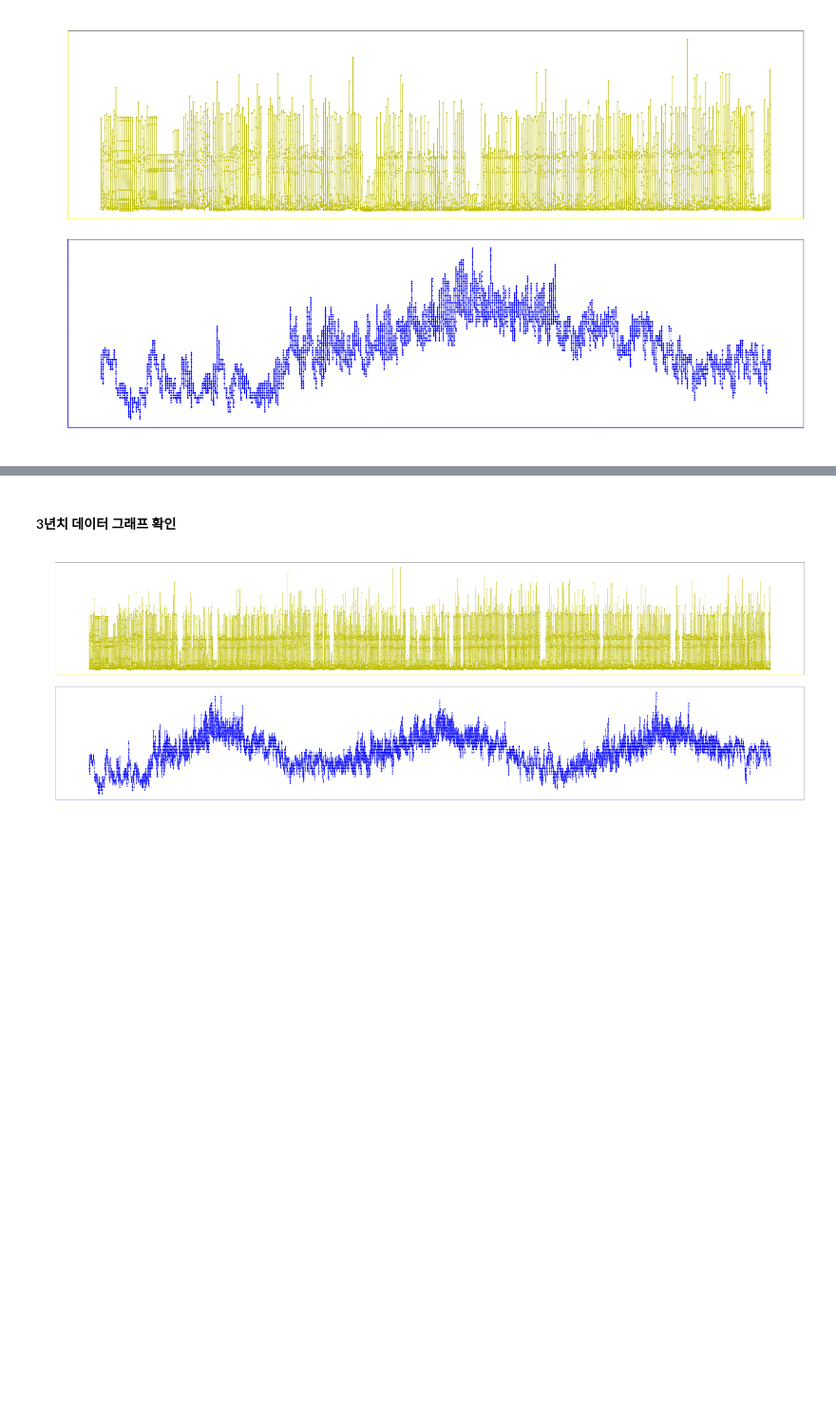
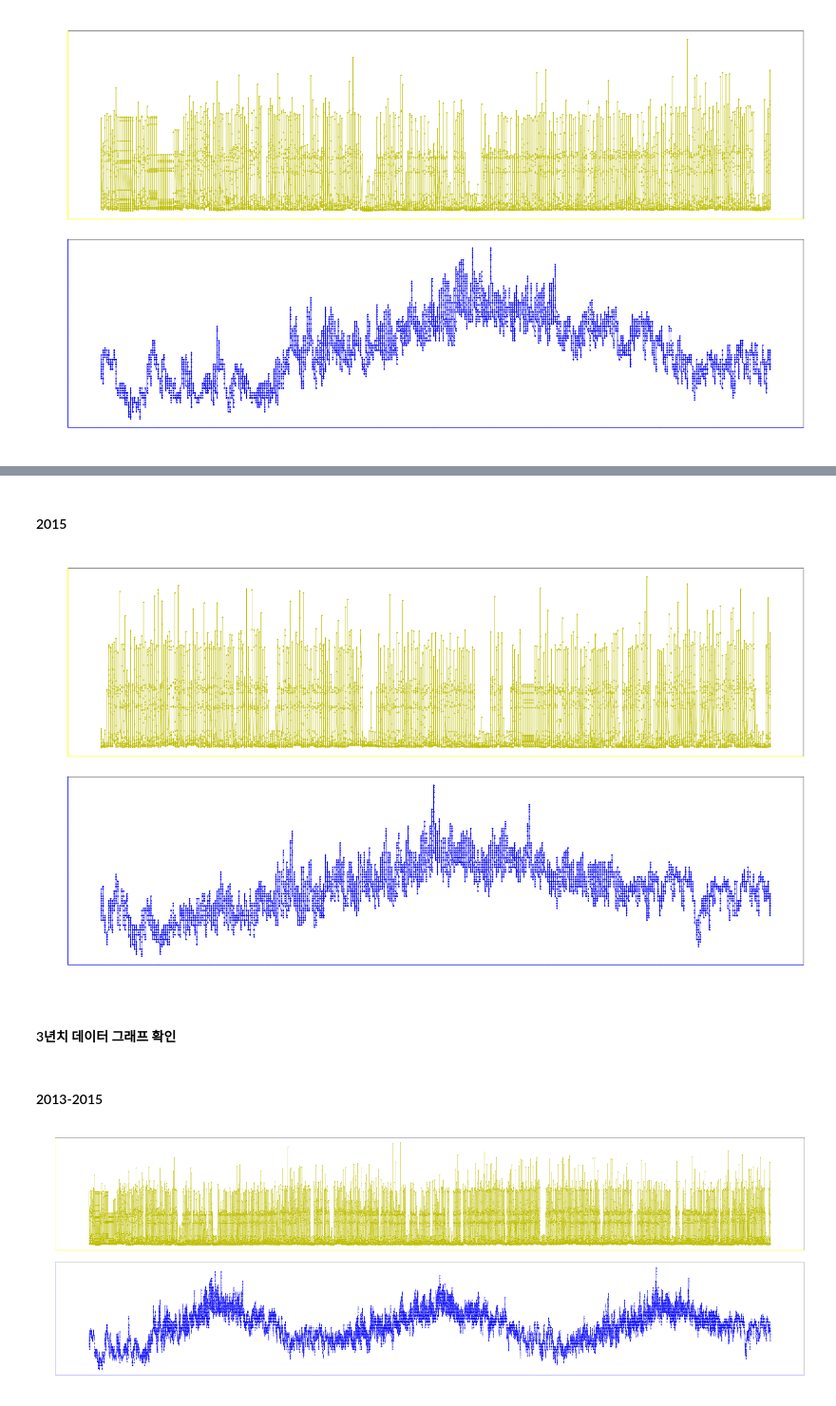
Before and after one commit to Chromatic-Hwi/Electric_Power_Forecasting, a Jupyter notebook: electric_power_consumption/LSTM_Enerssum.Ver.1.5-second_way.ipynb, the cells around one changed output, grey strips where cells are left out. Shown at 95% size. Drawn from its saved outputs; the diff is of its cells as text; code cells hidden in the pictures; blank space fills up the shorter version.

```diff
--- a/electric_power_consumption/LSTM_Enerssum.Ver.1.5-second_way.ipynb
+++ b/electric_power_consumption/LSTM_Enerssum.Ver.1.5-second_way.ipynb
@@ -147,5 +163,21 @@ Graph("2013's Time-Watt Graph", "2013's Time-Temp Graph", 1)
+# %% [markdown]
+#### 2015
+# %%
+x = Data_2015['Graph_Date']
+
+y1 = Data_2015['Watt']
+y2 = Data_2015['Temp']
+plt.figure(figsize=(30,17))
+font_head = {'color': 'w', 'weight': 'bold', 'size': 20}
+font_body = {'color': 'w', 'weight': 'bold', 'size': 15}
+
+Graph("2015's Time-Watt Graph", "2015's Time-Temp Graph", 1)
+# %% [output]
+[figure, added]
 # %% [markdown]
 #### 3년치 데이터 그래프 확인
+# %% [markdown]
+#### 2013-2015
 # %%
 x = Data_3Y['Graph_Date']
 
```
Also changed, not shown: parts of 14 cells of this notebook, 2 other files.
